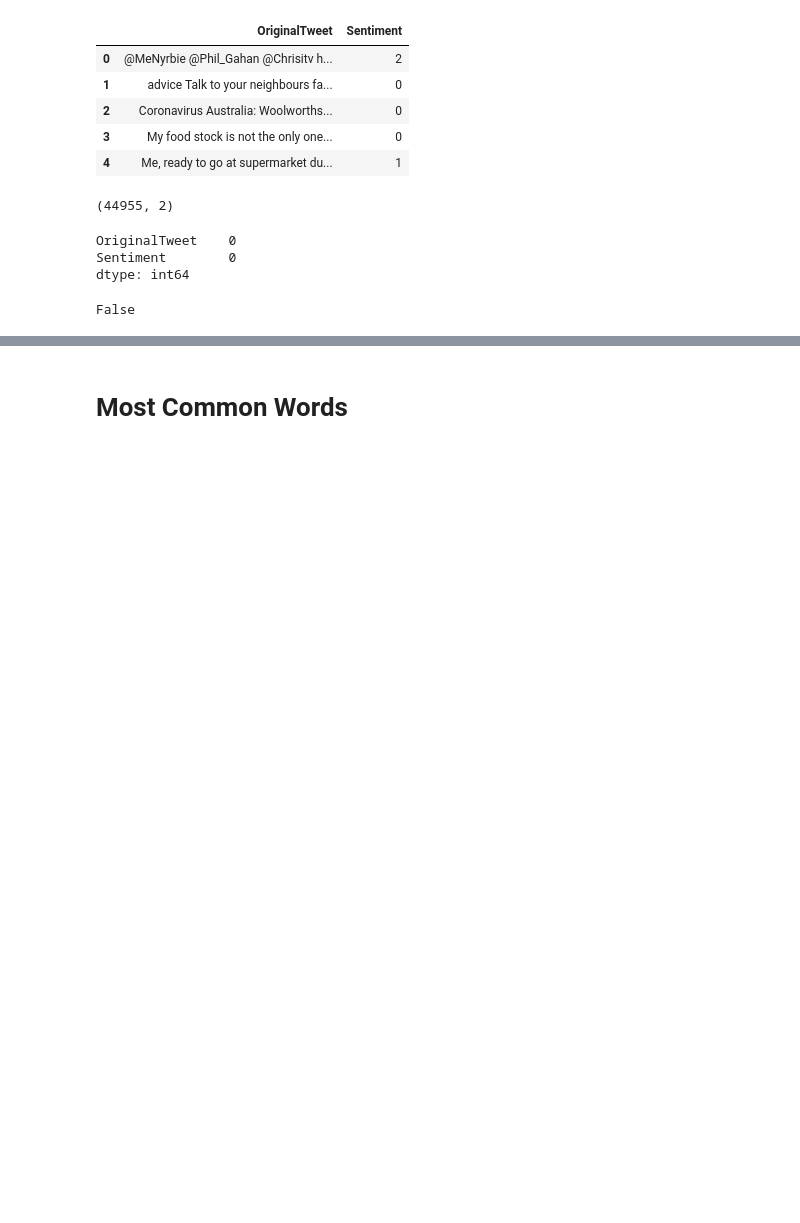
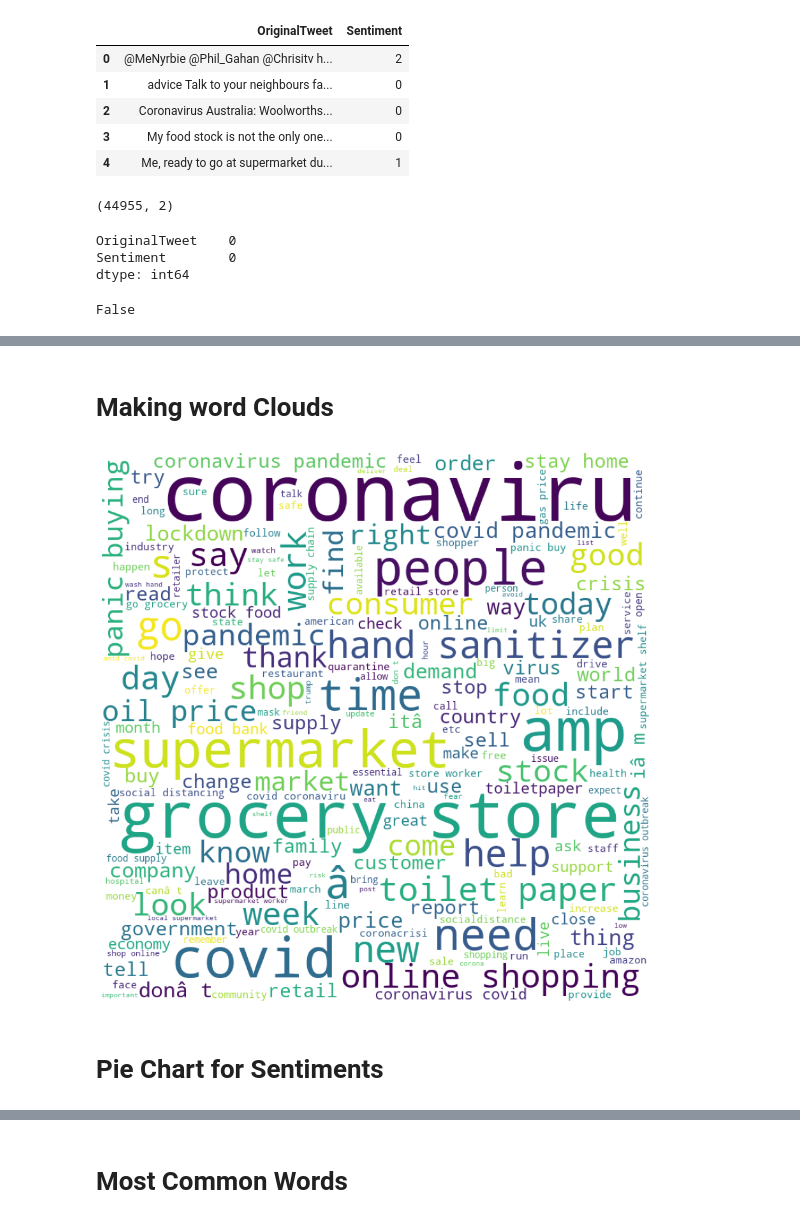
Before and after one commit to Johnybhiduri/Covid-19-Text-Classification-SVM, a Jupyter notebook: covid-19-text-classification-svm.ipynb, the cells around one changed output, grey strips where cells are left out. Saved outputs shown, nothing was run; the diff lists cells and outputs as text; code cells hidden in the pictures; blank space fills up the shorter version.

```diff
--- a/covid-19-text-classification-svm.ipynb
+++ b/covid-19-text-classification-svm.ipynb
@@ -70,0 +144,2 @@ False
+# %%
+data['OriginalTweet'] = data["OriginalTweet"].apply(lambda x: re.sub('[%s]' % re.escape(string.punctuation), '', x))
@@ -70,0 +148,2 @@ False
+# %%
+data['OriginalTweet'] = data["OriginalTweet"].apply(lambda x: re.sub(' +',' ',x))
@@ -70,0 +171,10 @@ False
+# %%
+import spacy
+
+# Loading model
+nlp = spacy.load('en_core_web_sm',disable=['parser', 'ner'])
+
+# Lemmatization with stopwords removal
+data['Final_text']=data['OriginalTweet'].apply(lambda x: ' '.join([token.lemma_ for token in list(nlp(x)) if (token.is_stop==False)]))
+# %%
+data['Final_text'] = [re.sub('httpstco', '', x) for x in data['Final_text']]
@@ -70,0 +196,37 @@ False
+# %% [markdown]
+# Making word Clouds
+# %%
+from wordcloud import WordCloud, STOPWORDS
+
+comment_words = ''
+
+# iterate through the csv file
+for val in data['Final_text']:
+
+    # typecaste each val to string
+    val = str(val)
+
+    # split the value
+    tokens = val.split()
+
+    # Converts each token into lowercase
+    for i in range(len(tokens)):
+        tokens[i] = tokens[i].lower()
+
+    comment_words += " ".join(tokens)+" "
+
+wordcloud = WordCloud(width = 800, height = 800,
+                background_color ='white',
+                min_font_size = 10).generate(comment_words)
+
+# plot the WordCloud image
+plt.figure(figsize = (12, 12), facecolor = None)
+plt.imshow(wordcloud)
+plt.axis("off")
+plt.tight_layout(pad = 0)
+
+plt.show()
+# %% [output]
+[figure, added]
+# %% [markdown]
+# Pie Chart for Sentiments
```
Also changed, not shown: parts of 52 cells of this notebook.
